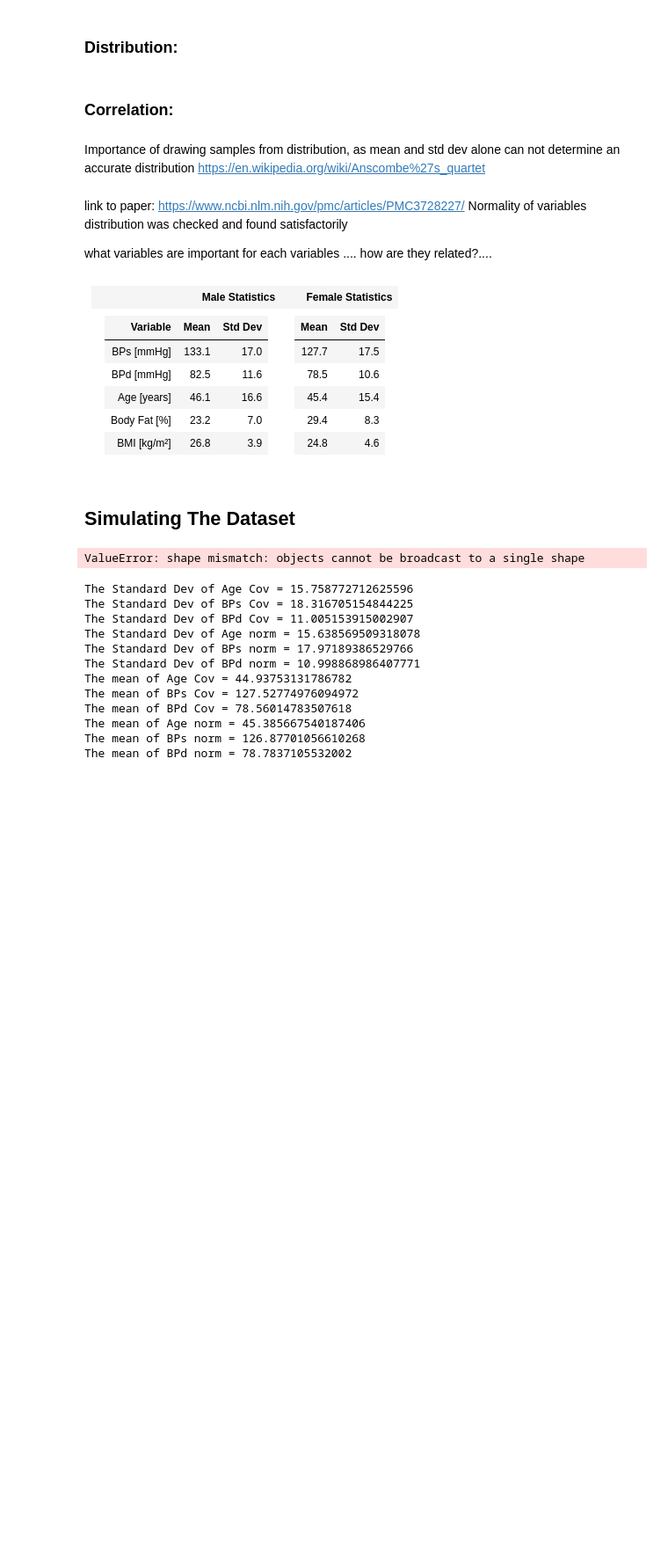
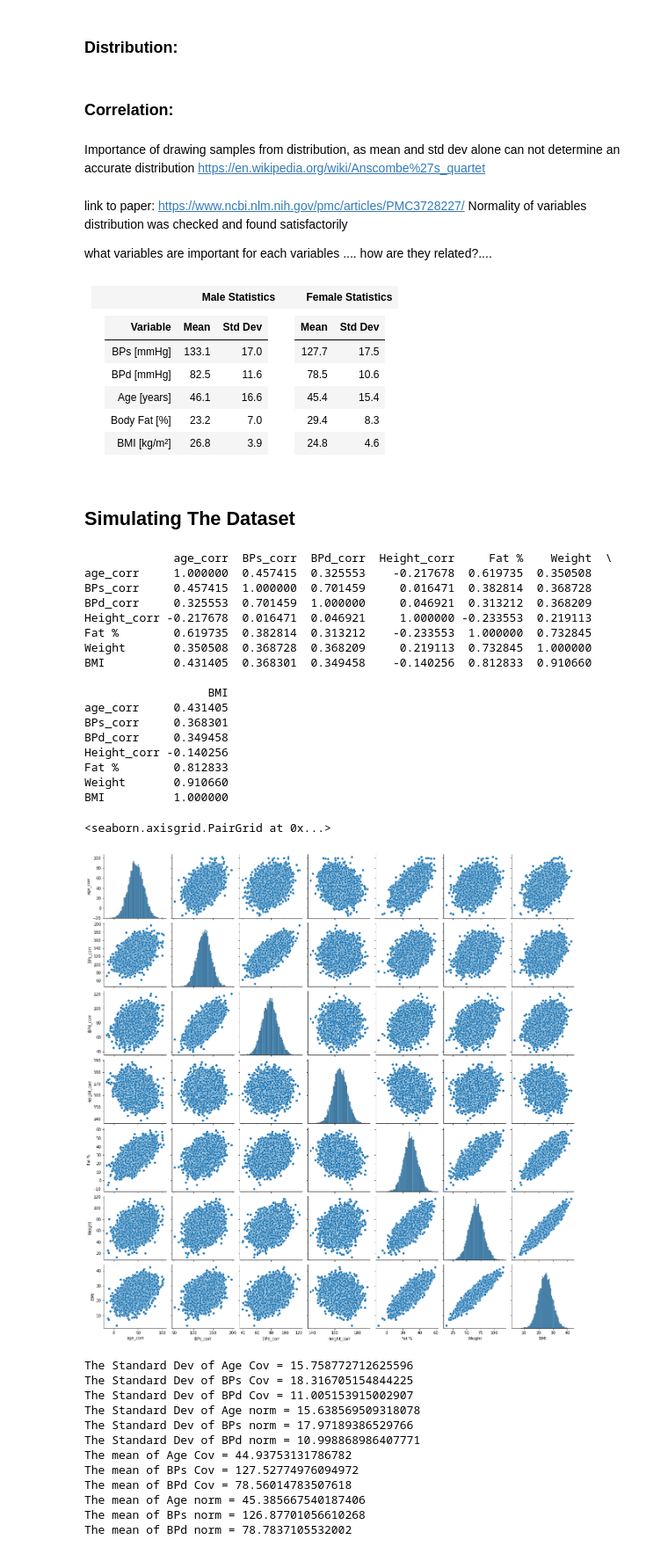
Before and after one commit to CiaranMoran27/playing_with_jupyter, a Jupyter notebook: modelling_real_world_scenario.ipynb, the cells around one changed output. Shown at 88% size. Drawn from its saved outputs; the diff is of its cells as text; code cells hidden in the pictures; blank space fills up the shorter version.

```diff
--- a/modelling_real_world_scenario.ipynb
+++ b/modelling_real_world_scenario.ipynb
@@ -193,7 +347,13 @@ def generate_multivariate_normal(means, std_devs, corr_coeff, num_samples):
     print('covariance_matrix is: {}'.format(covariance_matrix))
     return array
 # %%
+# correlation link
+# https://oscarnieves100.medium.com/simulating-correlated-random-variables-in-python-c3947f2dbb10
 
+
+import numpy as np
+import pandas as pd
+import seaborn as sns
 
 mean = (45.4, 127.7, 78.5, 164.7, 29.4, 67.3, 24.8)
 stdDev = (15.4, 17.5, 10.6, 6.1, 8.3, 12.8, 4.6)
@@ -226,38 +386,56 @@ cov_weight_bps = 0.37 * np.sqrt(var_weight * var_bps)
 cov_weight_bpd = 0.36 * np.sqrt(var_weight * var_bpd)
 cov_weight_height = 0.20 * np.sqrt(var_weight * var_height)
 cov_weight_fat = 0.73 * np.sqrt(var_weight * var_fat)
 
 cov_bmi_age = 0.44 * np.sqrt(var_bmi * var_age)
 cov_bmi_bps = 0.37 * np.sqrt(var_bmi * var_bps)
 cov_bmi_bpd = 0.35 * np.sqrt(var_bmi * var_bpd)
 cov_bmi_height = -0.16 * np.sqrt(var_bmi * var_height)
 cov_bmi_fat = 0.81 * np.sqrt(var_bmi * var_fat)
 cov_bmi_weight = 0.91 * np.sqrt(var_bmi * var_weight)
 
 
 # This is a covariance matrix that will be fed into the random.multivariate_normal to correlate the data
 # Performing this action was justified as all variables follow a normal distribution
 
-#                 Age              BPs              BPd              Height               # Fat %           # weight               # BMI
+#                 Age              BPs              BPd              Height               # Fat %           # weight         # BMI
 cov_matrix =  [[var_age,        cov_age_bps,     cov_age_bpd,      cov_height_age,    cov_fat_age,     cov_weight_age,    cov_bmi_age   ],    # age
               [cov_age_bps,       var_bps,       cov_bpd_bps,      cov_height_bps,    cov_fat_bps,     cov_weight_bps,    cov_bmi_bps   ],    # BPs
               [cov_age_bpd,     cov_bpd_bps,       var_bpd,        cov_height_bpd,    cov_fat_bpd,     cov_weight_bpd,    cov_bmi_bpd   ],    # BPd
               [cov_height_age,  cov_height_bps,  cov_height_bpd,     var_height,      cov_fat_height,  cov_weight_height, cov_bmi_height],    # height
               [cov_fat_age,     cov_fat_bps,     cov_fat_bpd,      cov_fat_height ,      var_fat,      cov_weight_fat,    cov_bmi_fat   ],    # Fat %
               [cov_weight_age,  cov_weight_bps,  cov_weight_bpd,   cov_weight_height, cov_weight_fat,    var_weight,      cov_bmi_weight],    # weight
               [cov_bmi_age,     cov_bmi_bps,     cov_bmi_bpd,      cov_bmi_height,    cov_bmi_fat,     cov_bmi_weight,        var_bmi   ]]    # BMI
 
 multi2 = np.random.multivariate_normal(mean, cov_matrix, (10000), check_valid = 'warn')
-normal2 = np.random.normal(mean, stdDev, (1000, 8))
+normal2 = np.random.normal(mean, stdDev, (1000, 7))
 
 
 dict = { 'age_corr' : multi2[:,0], 'BPs_corr' : multi2[:,1], 'BPd_corr' : multi2[:,2], 'Height_corr' : multi2[:,3], 'Fat %' : multi2[:,4], 'Weight' : multi2[:,5], 'BMI' : multi2[:,6]}
 df = pd.DataFrame(dict)
 
-print(df2.corr())
-sns.pairplot(df2)
+print(df.corr())
+sns.pairplot(df)
 # %% [output]
-ValueError: shape mismatch: objects cannot be broadcast to a single shape
+             age_corr  BPs_corr  BPd_corr  Height_corr     Fat %    Weight  \
+age_corr     1.000000  0.457415  0.325553    -0.217678  0.619735  0.350508
+BPs_corr     0.457415  1.000000  0.701459     0.016471  0.382814  0.368728
+BPd_corr     0.325553  0.701459  1.000000     0.046921  0.313212  0.368209
+Height_corr -0.217678  0.016471  0.046921     1.000000 -0.233553  0.219113
+Fat %        0.619735  0.382814  0.313212    -0.233553  1.000000  0.732845
+Weight       0.350508  0.368728  0.368209     0.219113  0.732845  1.000000
+BMI          0.431405  0.368301  0.349458    -0.140256  0.812833  0.910660
+
+                  BMI
+age_corr     0.431405
+BPs_corr     0.368301
+BPd_corr     0.349458
+Height_corr -0.140256
+Fat %        0.812833
+Weight       0.910660
+BMI          1.000000
+<seaborn.axisgrid.PairGrid at 0x...>
+[figure, added]
 # %%
 '''
 fig, ax = plt.subplots(4, 3, sharex = True, sharey = False, figsize = (15, 15))
```
Also changed, not shown: parts of 19 cells of this notebook, 1 other file.
